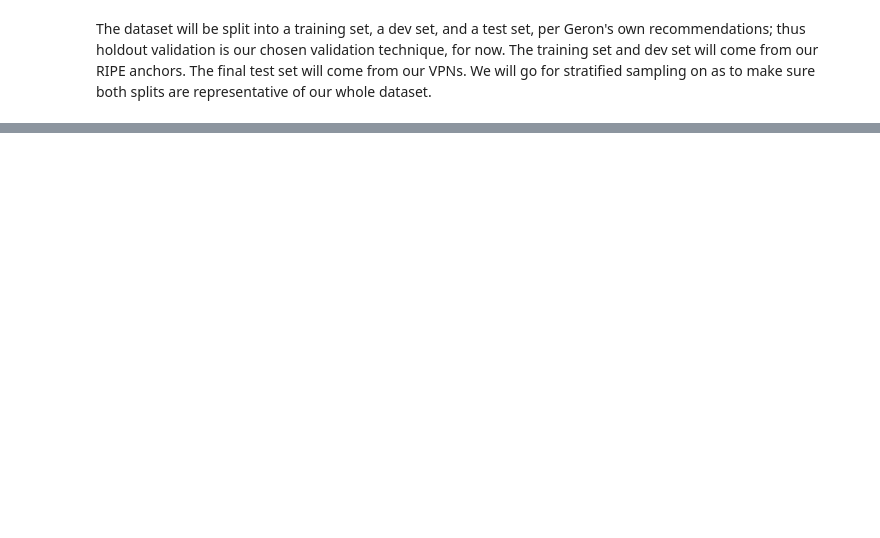
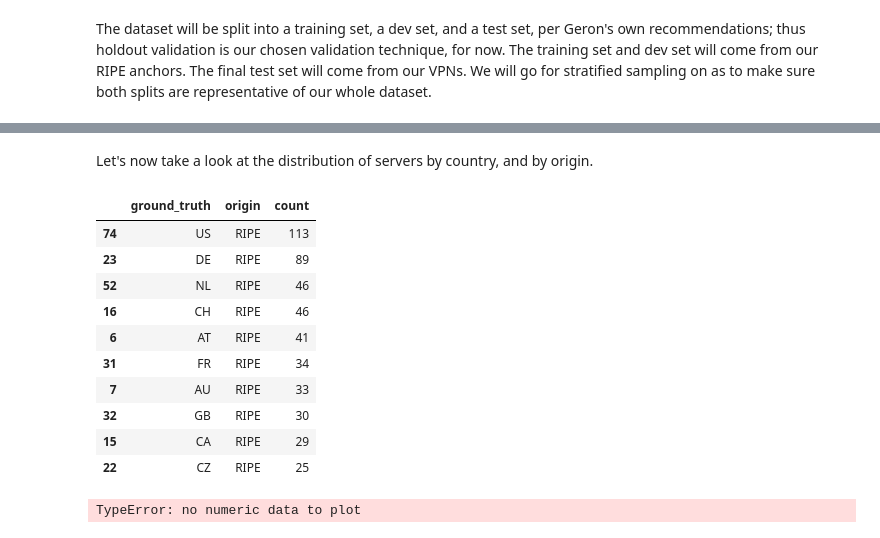
Before and after one commit to rtafurthgarcia/COM763-Assignment, a Jupyter notebook: preparation.ipynb, the cells around one changed output, grey strips where cells are left out. Saved outputs shown, nothing was run; the diff lists cells and outputs as text; code cells hidden in the pictures; blank space fills up the shorter version.

```diff
--- a/preparation.ipynb
+++ b/preparation.ipynb
@@ -77,10 +94,17 @@ The dataset will be split into a training set, a dev set, and a test set, per Ge
 # %%
 from sklearn.model_selection import train_test_split
 
+min_samples = 2
+
+# Keep only classes with at least min_samples
 grouped = measurements.groupby(measurements.origin)
-traindev_set = grouped.get_group("RIPE") # Exclude the VPN measurements
+traindev_set = grouped.get_group("RIPE")
+# otherwise won't be able to stratify
+# see: https://github.com/davidsbatista/text-classification/issues/1
+traindev_set = traindev_set[traindev_set.groupby("ground_truth")["ground_truth"].transform("size") >= min_samples]
 
 # test size -> 0.2 means 20%
+# the stratification is essential as it means the distribution of classes is identical
 train_set, dev_set = train_test_split(traindev_set, test_size=0.2, stratify=traindev_set["ground_truth"], random_state=1312)
 train_set.describe()
 # %% [output]
@@ -87,0 +120,24 @@ KeyError: 'RIPE'
+# %% [markdown]
+Let's now take a look at the distribution of servers by country, and by origin.
+# %%
+# If you want to count number of servers per country per origin
+grouped: DataFrame = train_set.groupby(['ground_truth', 'origin']).size().reset_index(name='count')
+grouped.sort_values(by="count", ascending=False).head(10)
+# %% [output]
+|  | ground_truth | origin | count |
+| 74 | US | RIPE | 113 |
+| 23 | DE | RIPE | 89 |
+| 52 | NL | RIPE | 46 |
+| 16 | CH | RIPE | 46 |
+| 6 | AT | RIPE | 41 |
+| 31 | FR | RIPE | 34 |
+| 7 | AU | RIPE | 33 |
+| 32 | GB | RIPE | 30 |
+| 15 | CA | RIPE | 29 |
+| 22 | CZ | RIPE | 25 |
+# %%
+import matplotlib.pyplot as plt
+
+hist = grouped.plot(by="origin", column="ground_truth")
+# %% [output]
+TypeError: no numeric data to plot
```
Also changed, not shown: parts of 8 cells of this notebook, 2 other files.
